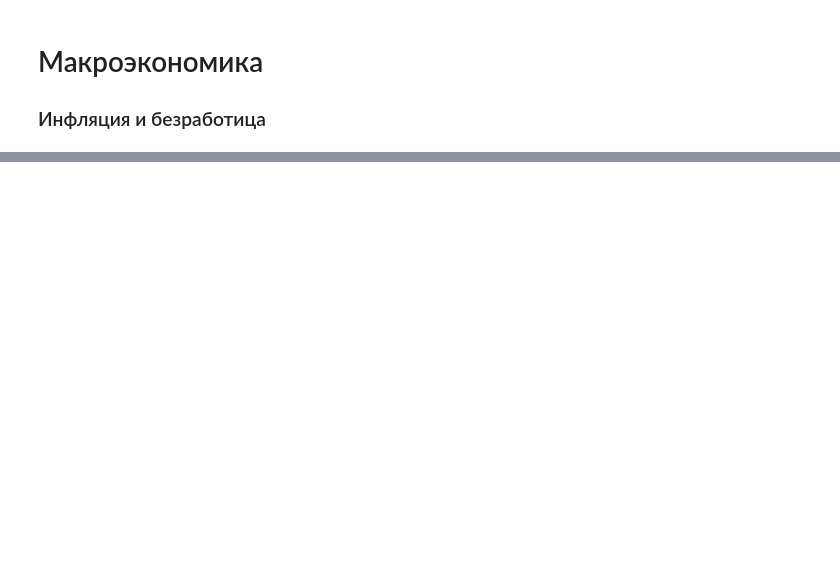
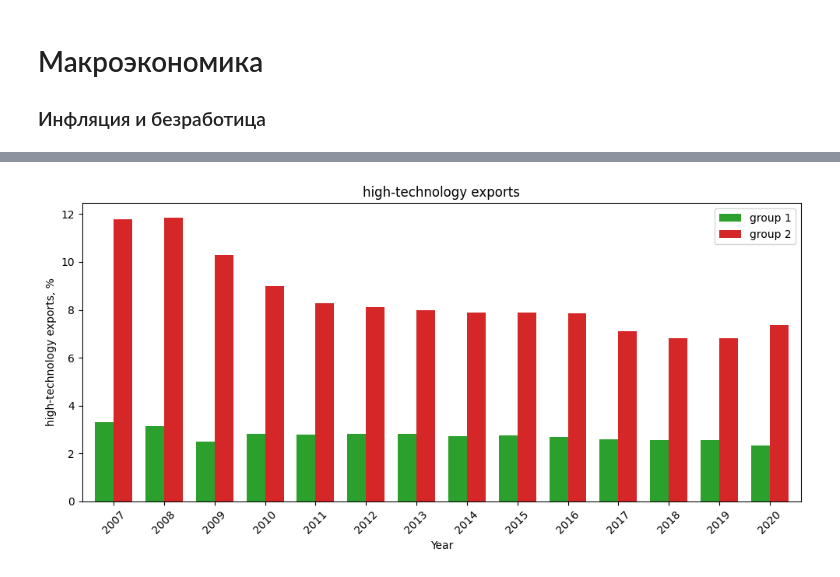
Before and after one commit to XTerris/economic_analysis, a Jupyter notebook: main.ipynb, the cells around one changed output, grey strips where cells are left out. Drawn from its saved outputs; the diff is of its cells as text; code cells hidden in the pictures; blank space fills up the shorter version.

```diff
--- a/main.ipynb
+++ b/main.ipynb
@@ -332,0 +430,34 @@ plt.show()
+# %%
+# convert absolute values (US$ to relative (% of GDP))
+df["high-technology exports"] = df["high-technology exports"] / df["GDP"] * 100
+# %%
+fig = plt.figure("High-technology exports", figsize=(10, 5))
+
+attributes = ["high-technology exports"]
+colors = [next(color_gen) for i in range(2)]
+
+
+axis = plt.subplot(1, 1, 1)
+plt.title(attributes[0])
+
+means = (
+    df[df['date'] >= 2007]          # available only from 2007
+    .groupby(["date", "group"])
+    .aggregate({attributes[0]: "mean"})
+    .unstack(level=1)
+)
+axis = means.plot(
+    kind="bar",
+    ylabel=attributes[0] + ", %",
+    rot=45,
+    xlabel="Year",
+    ax=axis,
+    color=colors,
+    width=0.74
+)
+plt.legend(labels=['group 1', 'group 2'])
+
+plt.tight_layout()
+plt.show()
+# %% [output]
+[figure, added]
```
Also changed, not shown: parts of 16 cells of this notebook.
